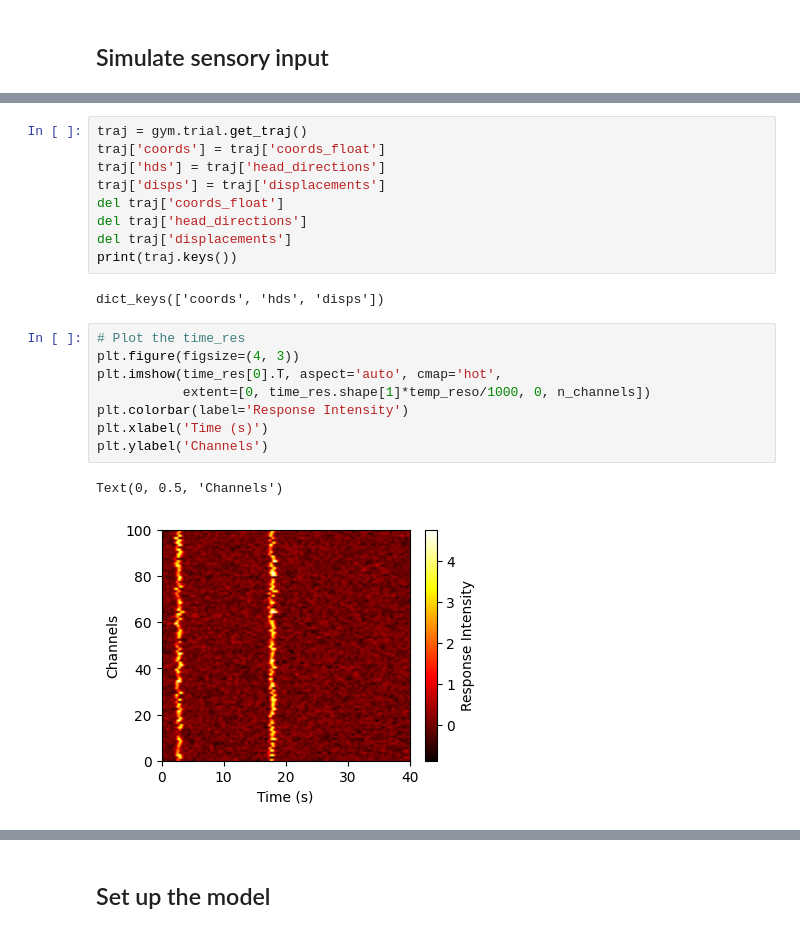
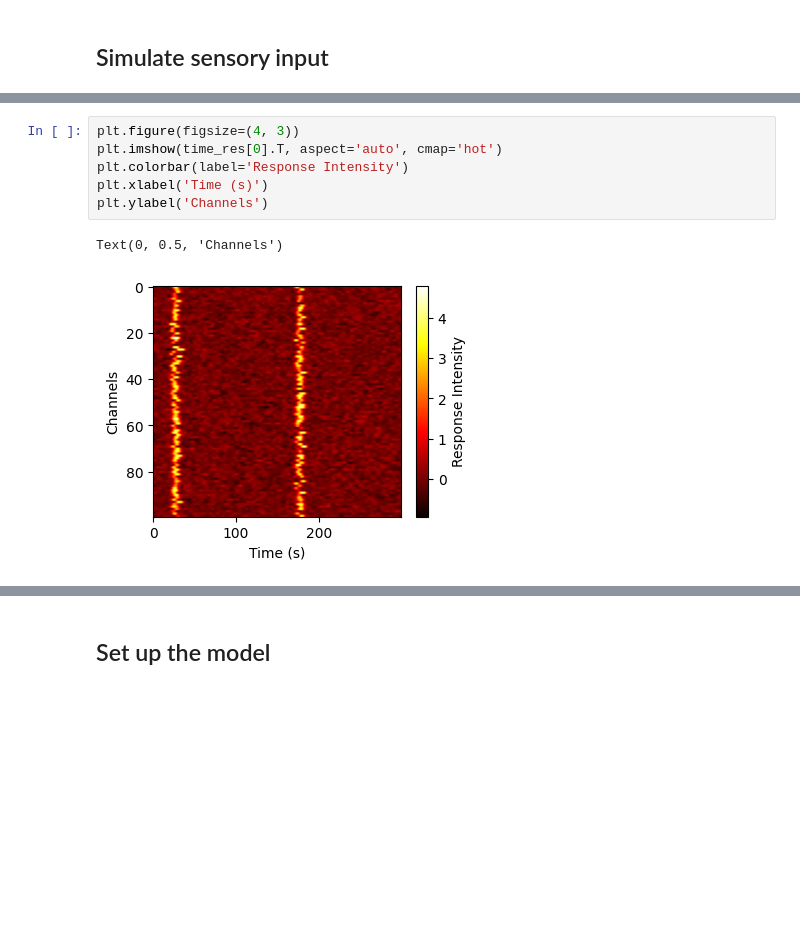
Before and after one commit to qrsyu/STCell, a Jupyter notebook: code/time_exp/2TS_longer.ipynb, the cells around one changed output, grey strips where cells are left out. Cells and saved outputs as stored; diff of their text form; blank space fills up the shorter version.

```diff
--- a/code/time_exp/2TS_longer.ipynb
+++ b/code/time_exp/2TS_longer.ipynb
@@ -113,23 +93,10 @@ time sensory experience: (128, 400, 100)
 # %%
-traj = gym.trial.get_traj()
-traj['coords'] = traj['coords_float']
-traj['hds'] = traj['head_directions']
-traj['disps'] = traj['displacements']
-del traj['coords_float']
-del traj['head_directions']
-del traj['displacements']
-print(traj.keys())
+plt.figure(figsize=(4, 3))
+plt.imshow(time_res[0].T, aspect='auto', cmap='hot')
+plt.colorbar(label='Response Intensity')
+plt.xlabel('Time (s)')
+plt.ylabel('Channels')
 # %% [output]
-dict_keys(['coords', 'hds', 'disps'])
+Text(0, 0.5, 'Channels')
+[figure, added]
-# %%
-# Plot the time_res
-plt.figure(figsize=(4, 3))
-plt.imshow(time_res[0].T, aspect='auto', cmap='hot',
-           extent=[0, time_res.shape[1]*temp_reso/1000, 0, n_channels])
-plt.colorbar(label='Response Intensity')
-plt.xlabel('Time (s)')
-plt.ylabel('Channels')
-# %% [output]
-Text(0, 0.5, 'Channels')
-[figure, removed]
 # %%
```
Also changed, not shown: parts of 10 cells of this notebook, 2 other files.
